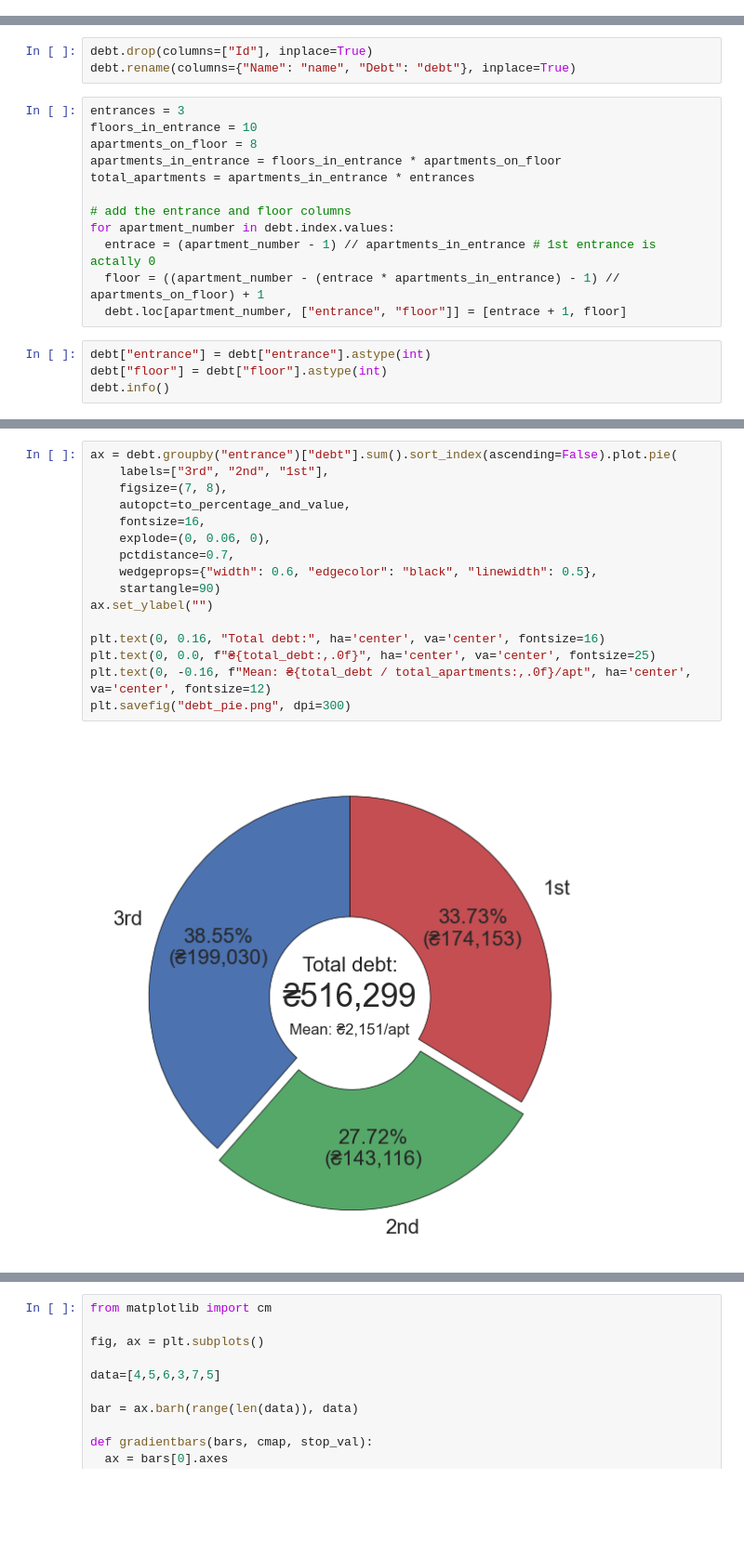
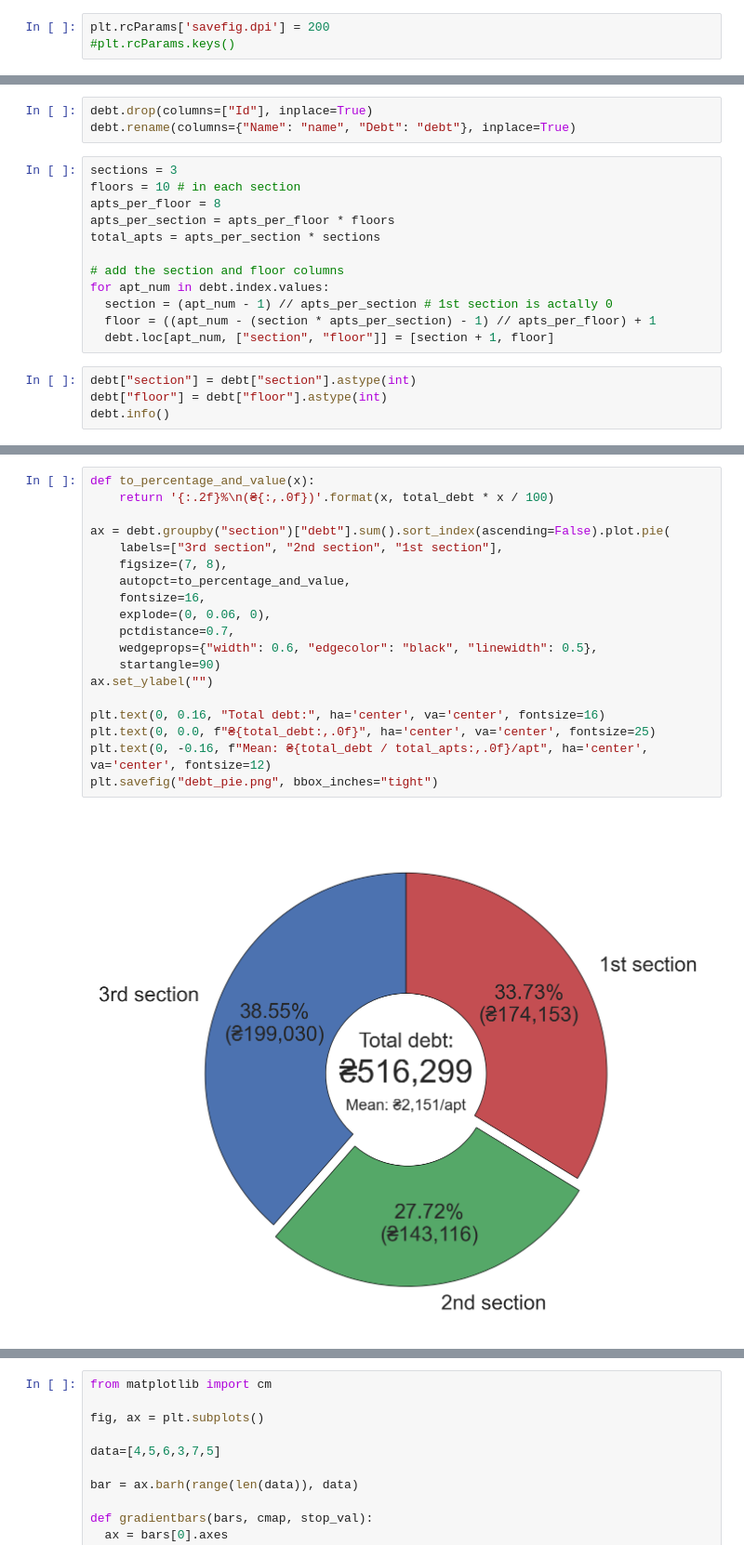
Before and after one commit to SlavaMelanko/SlavaMelanko, a Jupyter notebook: blog/data-visualization/debts.ipynb, the cells around one changed output, grey strips where cells are left out. Shown at 93% size. Cells and saved outputs as stored; diff of their text form; blank space fills up the shorter version.

```diff
--- a/blog/data-visualization/debts.ipynb
+++ b/blog/data-visualization/debts.ipynb
@@ -9 +11,4 @@ plt.style.use("seaborn")
+# %%
+plt.rcParams['savefig.dpi'] = 200
+#plt.rcParams.keys()
 # %% [markdown]
@@ -15,19 +20,19 @@ debt = pd.read_csv(data_source, sep=";", index_col=0)
 debt.drop(columns=["Id"], inplace=True)
 debt.rename(columns={"Name": "name", "Debt": "debt"}, inplace=True)
 # %%
-entrances = 3
-floors_in_entrance = 10
-apartments_on_floor = 8
-apartments_in_entrance = floors_in_entrance * apartments_on_floor
-total_apartments = apartments_in_entrance * entrances
+sections = 3
+floors = 10 # in each section
+apts_per_floor = 8
+apts_per_section = apts_per_floor * floors
+total_apts = apts_per_section * sections
 
-# add the entrance and floor columns
-for apartment_number in debt.index.values:
-  entrace = (apartment_number - 1) // apartments_in_entrance # 1st entrance is actally 0
-  floor = ((apartment_number - (entrace * apartments_in_entrance) - 1) // apartments_on_floor) + 1
-  debt.loc[apartment_number, ["entrance", "floor"]] = [entrace + 1, floor]
+# add the section and floor columns
+for apt_num in debt.index.values:
+  section = (apt_num - 1) // apts_per_section # 1st section is actally 0
+  floor = ((apt_num - (section * apts_per_section) - 1) // apts_per_floor) + 1
+  debt.loc[apt_num, ["section", "floor"]] = [section + 1, floor]
 # %%
-debt["entrance"] = debt["entrance"].astype(int)
+debt["section"] = debt["section"].astype(int)
 debt["floor"] = debt["floor"].astype(int)
 debt.info()
 # %% [output]
@@ -103,19 +85,22 @@ Text(0, 0.5, '')
 # %%
-ax = debt.groupby("entrance")["debt"].sum().sort_index(ascending=False).plot.pie(
-    labels=["3rd", "2nd", "1st"],
+def to_percentage_and_value(x):
+    return '{:.2f}%\n(₴{:,.0f})'.format(x, total_debt * x / 100)
+
+ax = debt.groupby("section")["debt"].sum().sort_index(ascending=False).plot.pie(
+    labels=["3rd section", "2nd section", "1st section"],
     figsize=(7, 8),
     autopct=to_percentage_and_value,
     fontsize=16,
     explode=(0, 0.06, 0),
     pctdistance=0.7,
     wedgeprops={"width": 0.6, "edgecolor": "black", "linewidth": 0.5},
     startangle=90)
 ax.set_ylabel("")
 
 plt.text(0, 0.16, "Total debt:", ha='center', va='center', fontsize=16)
 plt.text(0, 0.0, f"₴{total_debt:,.0f}", ha='center', va='center', fontsize=25)
-plt.text(0, -0.16, f"Mean: ₴{total_debt / total_apartments:,.0f}/apt", ha='center', va='center', fontsize=12)
-plt.savefig("debt_pie.png", dpi=300)
+plt.text(0, -0.16, f"Mean: ₴{total_debt / total_apts:,.0f}/apt", ha='center', va='center', fontsize=12)
+plt.savefig("debt_pie.png", bbox_inches="tight")
 # %% [output]
-[figure, old version]
+[figure, new version]
 # %%
```
Also changed, not shown: parts of 30 cells of this notebook.
